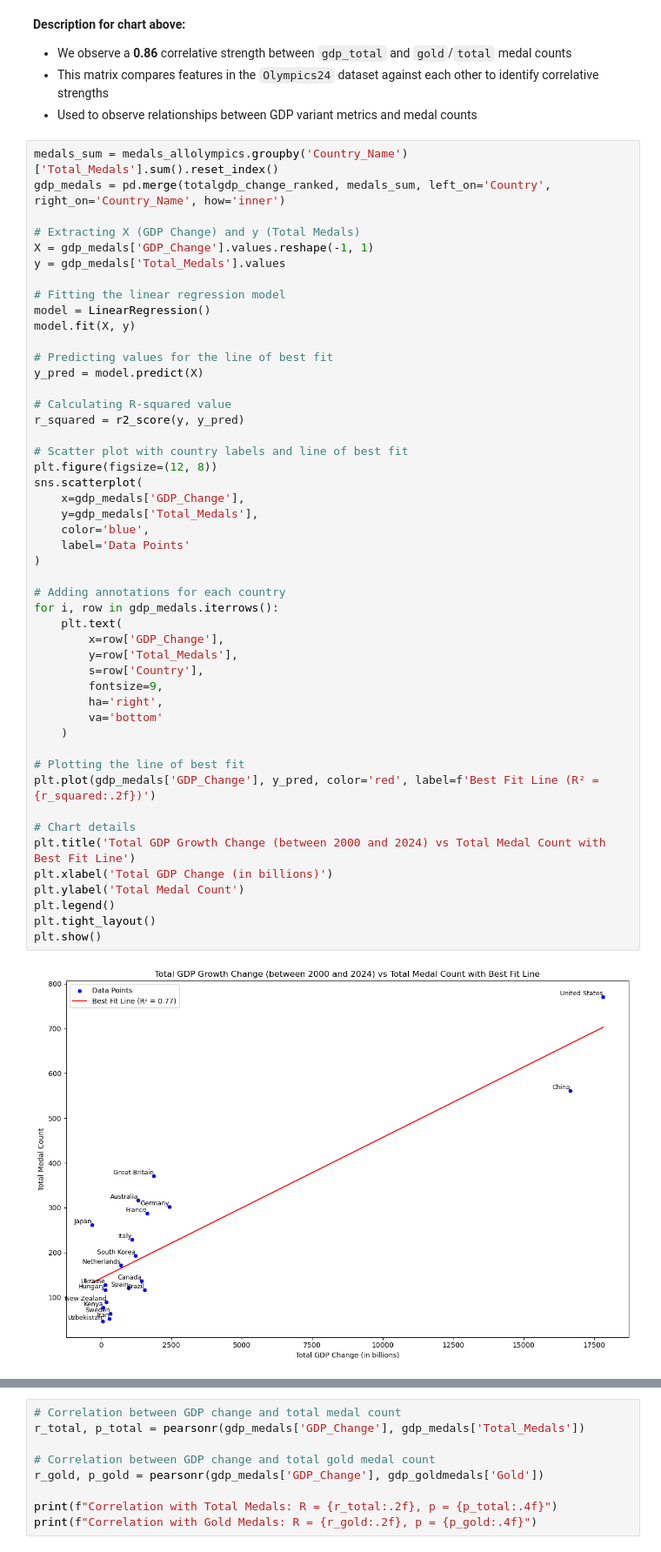
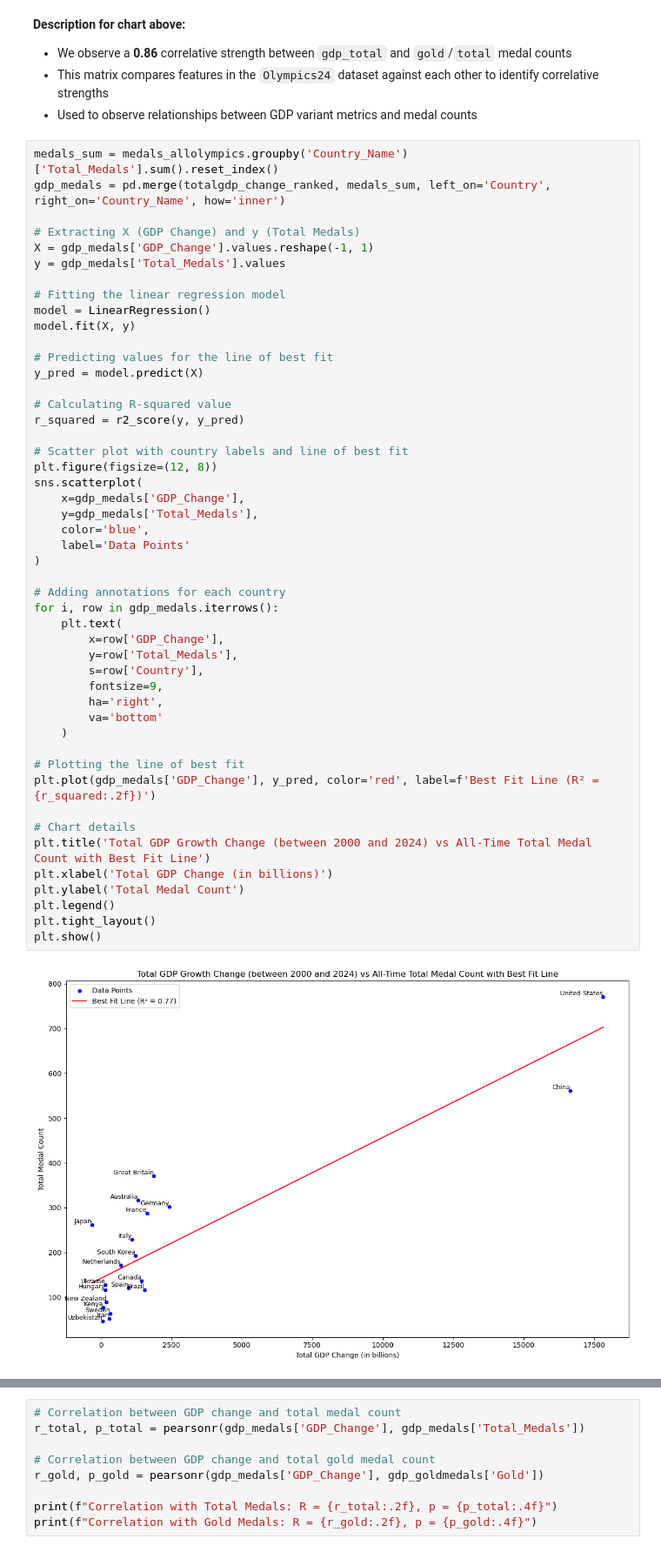
Before and after one commit to levsah/Olympinomics, a Jupyter notebook: FinalProject_Group103-FA24.ipynb, the cells around one changed output, grey strips where cells are left out. Shown at 87% size. Cells and saved outputs as stored; diff of their text form.

```diff
--- a/FinalProject_Group103-FA24.ipynb
+++ b/FinalProject_Group103-FA24.ipynb
@@ -1340,35 +1387,35 @@ r_squared = r2_score(y, y_pred)
 # Scatter plot with country labels and line of best fit
 plt.figure(figsize=(12, 8))
 sns.scatterplot(
     x=gdp_medals['GDP_Change'],
     y=gdp_medals['Total_Medals'],
     color='blue',
     label='Data Points'
 )
 
 # Adding annotations for each country
 for i, row in gdp_medals.iterrows():
     plt.text(
         x=row['GDP_Change'],
         y=row['Total_Medals'],
         s=row['Country'],
         fontsize=9,
         ha='right',
         va='bottom'
     )
 
 # Plotting the line of best fit
 plt.plot(gdp_medals['GDP_Change'], y_pred, color='red', label=f'Best Fit Line (R² = {r_squared:.2f})')
 
 # Chart details
-plt.title('Total GDP Growth Change (between 2000 and 2024) vs Total Medal Count with Best Fit Line')
+plt.title('Total GDP Growth Change (between 2000 and 2024) vs All-Time Total Medal Count with Best Fit Line')
 plt.xlabel('Total GDP Change (in billions)')
 plt.ylabel('Total Medal Count')
 plt.legend()
 plt.tight_layout()
 plt.show()
 # %% [output]
-[figure, old version]
+[figure, new version]
 # %%
 goldmedals_sum = medals_allolympics.groupby('Country_Name')['Gold'].sum().reset_index()
 gdp_goldmedals = pd.merge(totalgdp_change_ranked, goldmedals_sum, left_on='Country', right_on='Country_Name', how='inner')
```
Also changed, not shown: parts of 79 cells of this notebook, 1 other file.
